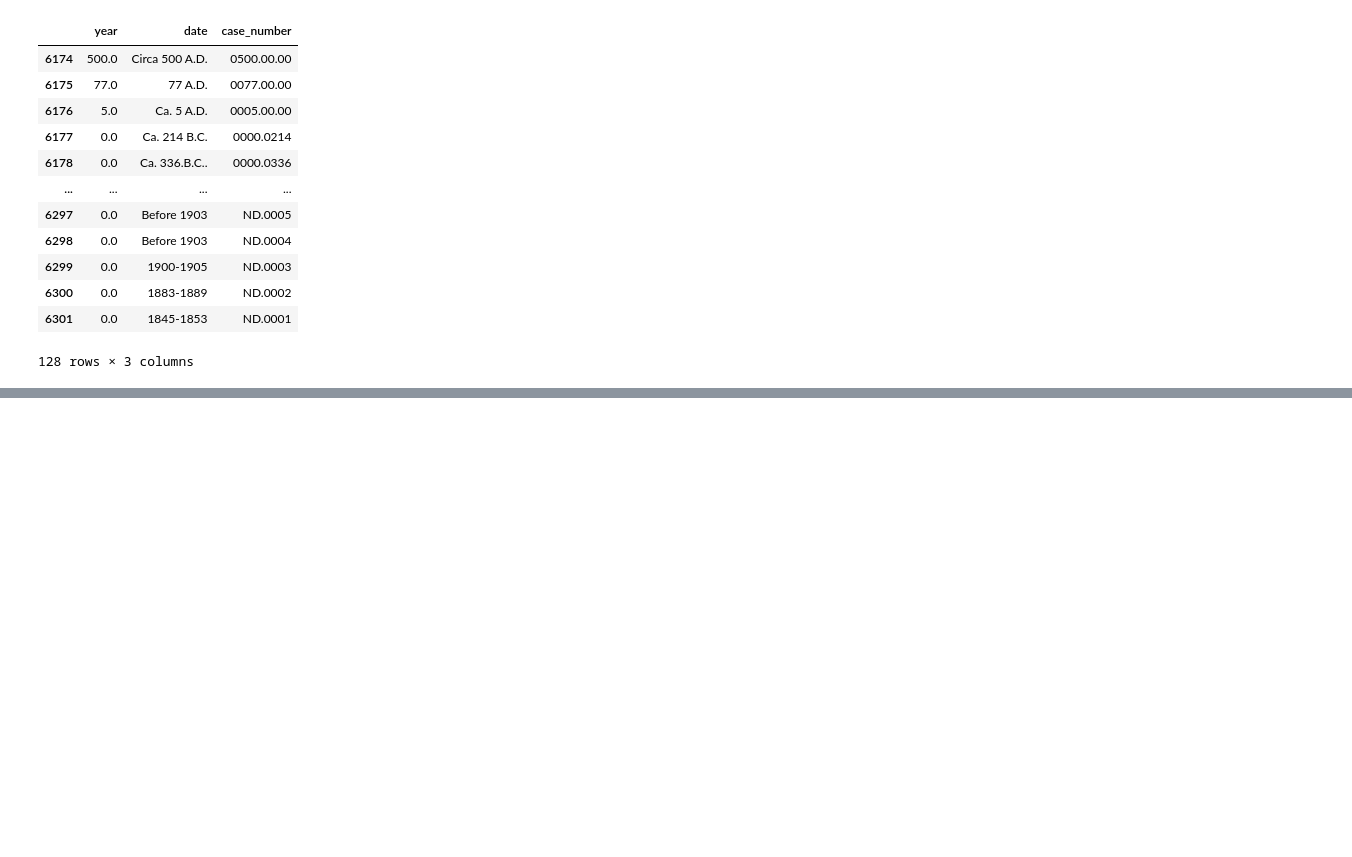
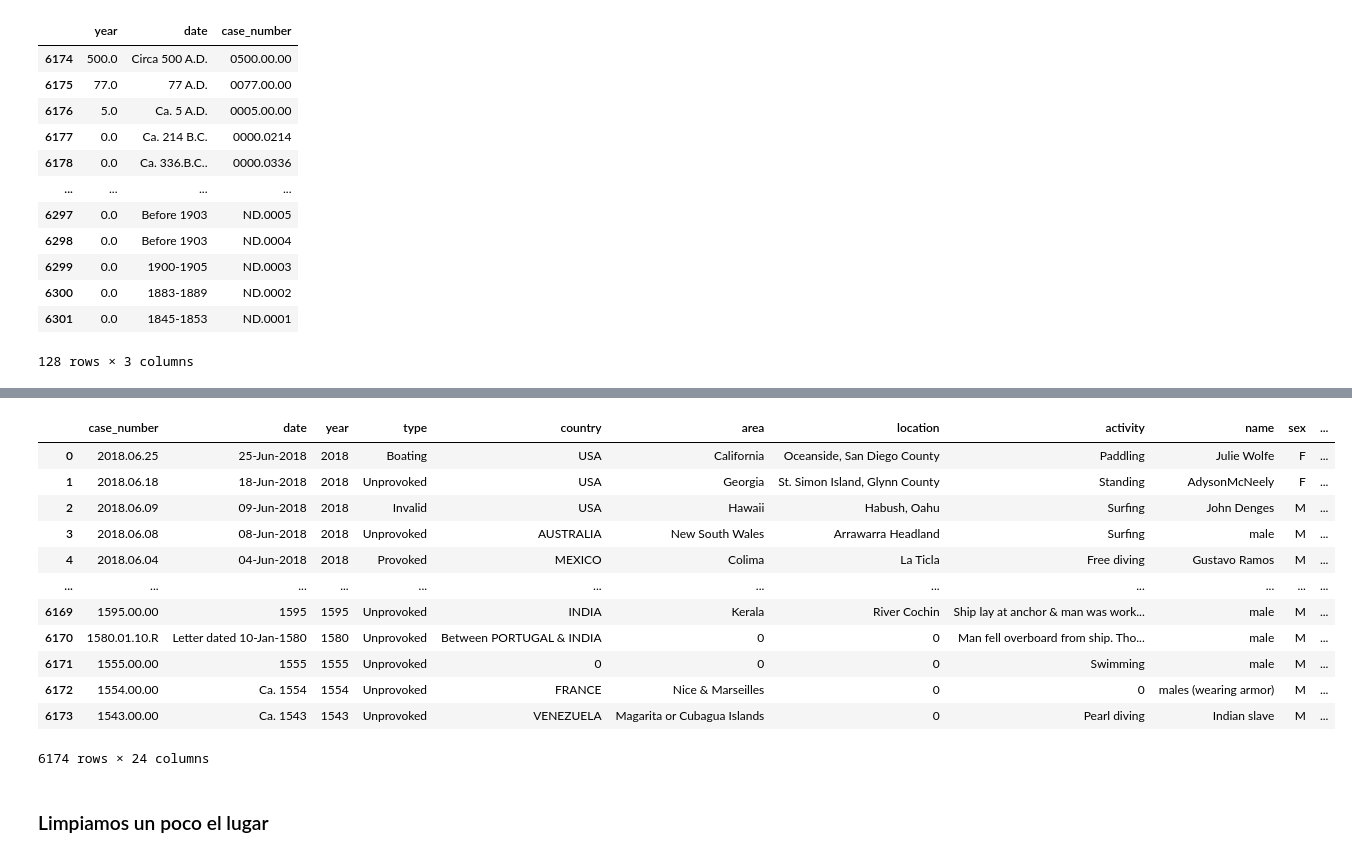
Before and after one commit to pizornpy/Proyecto_Pandas_Tiburones, a Jupyter notebook: Untitled-1.ipynb, the cells around one changed output, grey strips where cells are left out. Cells and saved outputs as stored; diff of their text form; code cells hidden in the pictures; blank space fills up the shorter version.

Commit message:
arreglado area, country y location

```diff
--- a/Untitled-1.ipynb
+++ b/Untitled-1.ipynb
@@ -167,8 +170,10 @@ tiburones["species"] = tiburones["species"].astype(str)
 tiburones["species"].replace({"N/A": "unknown", "": "unknown", "nan": "unknown"}, inplace=True)
 tiburones["species"].fillna("unknown", inplace= True)
 # %%
-#vamos a limpiar la columna con regex
-limpieza = {r'\bwhite\s*shark\b': "white_shark",
+#vamos a limpiar la columna con regex, vamos a utilizar como filtros los tiburones que más normalmente
+#atacan a humanos, en caso de no aparecer o ser una descripcion, pondremos "unkown_species"
+
+regex_dict = {r'\bwhite\s*shark\b': "white_shark",
 r'\btiger\s*shark\b': "tiger_shark",
 r'\bbull(?:\b|[_-]?shark)\b': "bull_shark",
 r'\bshortfin\s*mako\s*shark\b':"mako_shark",
@@ -182,12 +187,18 @@ r'\bbronze[\W_]*whaler\s*shark\b': 'bronze_whale_shark',
 r'\breef\s*shark\b': 'reef_shark',
 r'\bblue\s*shark\b': 'blue_shark',
 r'\bgalapagos\s*shark\b': "galapagos_shark",
-r'\boceanic\s+white[\W_]*tip\s*shark\b': "oceanic_white_tip_sharl"}
+r'\boceanic\s+white[\W_]*tip\s*shark\b': "oceanic_white_tip_shark",
+ r"\bnurse\s*shark\b": "nurse_shark",
+ r"\bwobbegong\s*shark\b": "wobbegong_shark",
+ r"\bmako\b": "mako_shark",
+ r"\black\b": "black_tipped"}
 
 
 
 for i, e in tiburones["species"].iteritems():
-    for pattern, species in limpieza.items():
+    for pattern, species_name in regex_dict.items():
         if re.search(pattern, e, re.IGNORECASE):
-            tiburones.loc[i, "species"] = species
+            tiburones.loc[i, "species"] = species_name
             break
+    else:
+        tiburones.loc[i, "species"] = "unknown_species"
@@ -281,0 +290,25 @@ tiburones.drop(index = tiburones[tiburones['year']<1500].index,inplace = True)
+# %%
+tiburones = tiburones.fillna(0)
+#vamos a rellenar los nan y a cambiar tipo de dato
+tiburones['age'].fillna(0,inplace=True)
+tiburones['age']=tiburones['age'].apply(pd.to_numeric, errors='coerce')
+tiburones['year']=tiburones['year'].apply(pd.to_numeric, errors='coerce')
+tiburones.astype({'age':'int','year':'int'})
+
+#tiburones.fillna('Unknown',inplace=True)
+# %% [output]
+|  | case_number | date | year | type | country | area | location | activity | name | sex | ... |
+| 0 | 2018.06.25 | 25-Jun-2018 | 2018 | Boating | USA | California | Oceanside, San Diego County | Paddling | Julie Wolfe | F | ... |
+| 1 | 2018.06.18 | 18-Jun-2018 | 2018 | Unprovoked | USA | Georgia | St. Simon Island, Glynn County | Standing | AdysonMcNeely | F | ... |
+| 2 | 2018.06.09 | 09-Jun-2018 | 2018 | Invalid | USA | Hawaii | Habush, Oahu | Surfing | John Denges | M | ... |
+| 3 | 2018.06.08 | 08-Jun-2018 | 2018 | Unprovoked | AUSTRALIA | New South Wales | Arrawarra Headland | Surfing | male | M | ... |
+| 4 | 2018.06.04 | 04-Jun-2018 | 2018 | Provoked | MEXICO | Colima | La Ticla | Free diving | Gustavo Ramos | M | ... |
+| ... | ... | ... | ... | ... | ... | ... | ... | ... | ... | ... | ... |
+| 6169 | 1595.00.00 | 1595 | 1595 | Unprovoked | INDIA | Kerala | River Cochin | Ship lay at anchor & man was work... | male | M | ... |
+| 6170 | 1580.01.10.R | Letter dated 10-Jan-1580 | 1580 | Unprovoked | Between PORTUGAL & INDIA | 0 | 0 | Man fell overboard from ship. Tho... | male | M | ... |
+| 6171 | 1555.00.00 | 1555 | 1555 | Unprovoked | 0 | 0 | 0 | Swimming | male | M | ... |
+| 6172 | 1554.00.00 | Ca. 1554 | 1554 | Unprovoked | FRANCE | Nice & Marseilles | 0 | 0 | males (wearing armor) | M | ... |
+| 6173 | 1543.00.00 | Ca. 1543 | 1543 | Unprovoked | VENEZUELA | Magarita or Cubagua Islands | 0 | Pearl diving | Indian slave | M | ... |
+6174 rows × 24 columns
+# %% [markdown]
+### Limpiamos un poco el lugar
```
Also changed, not shown: parts of 9 cells of this notebook.
